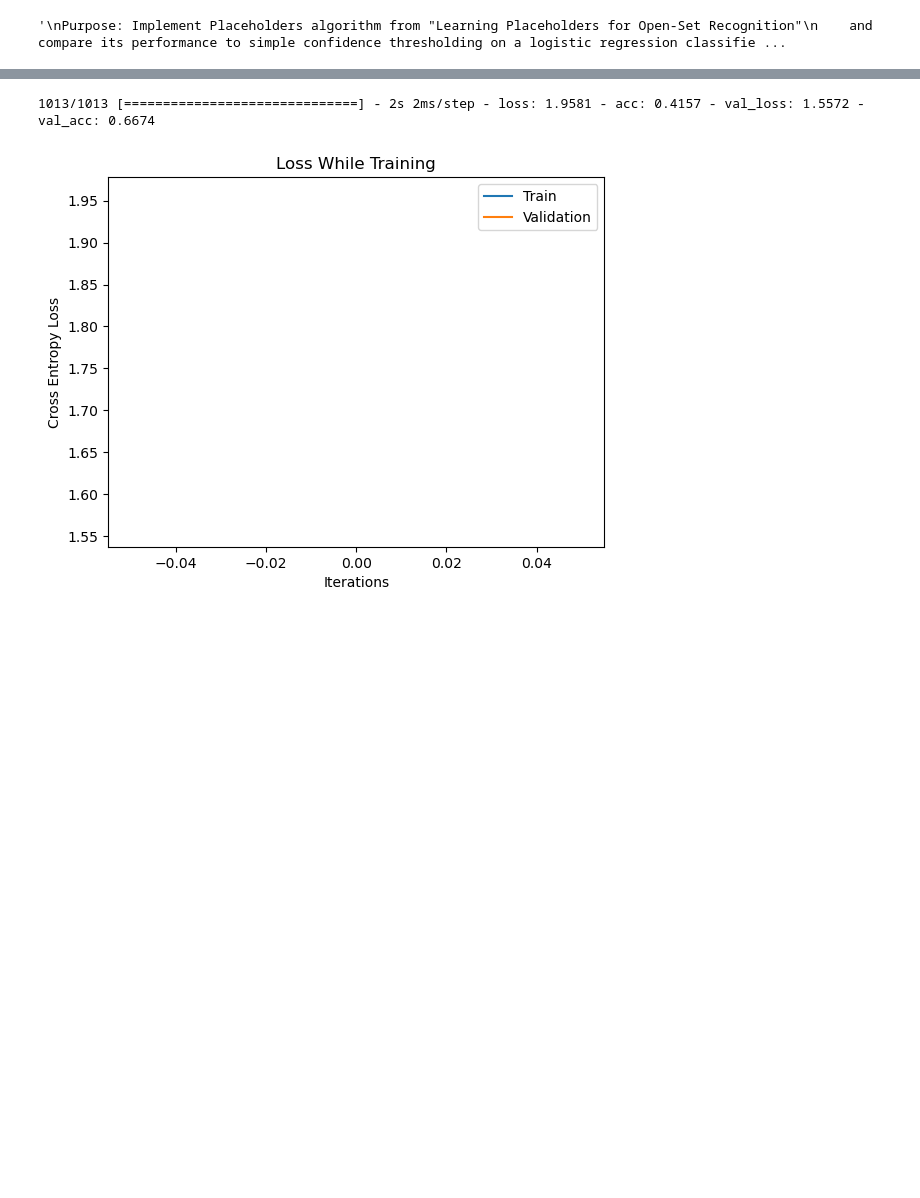
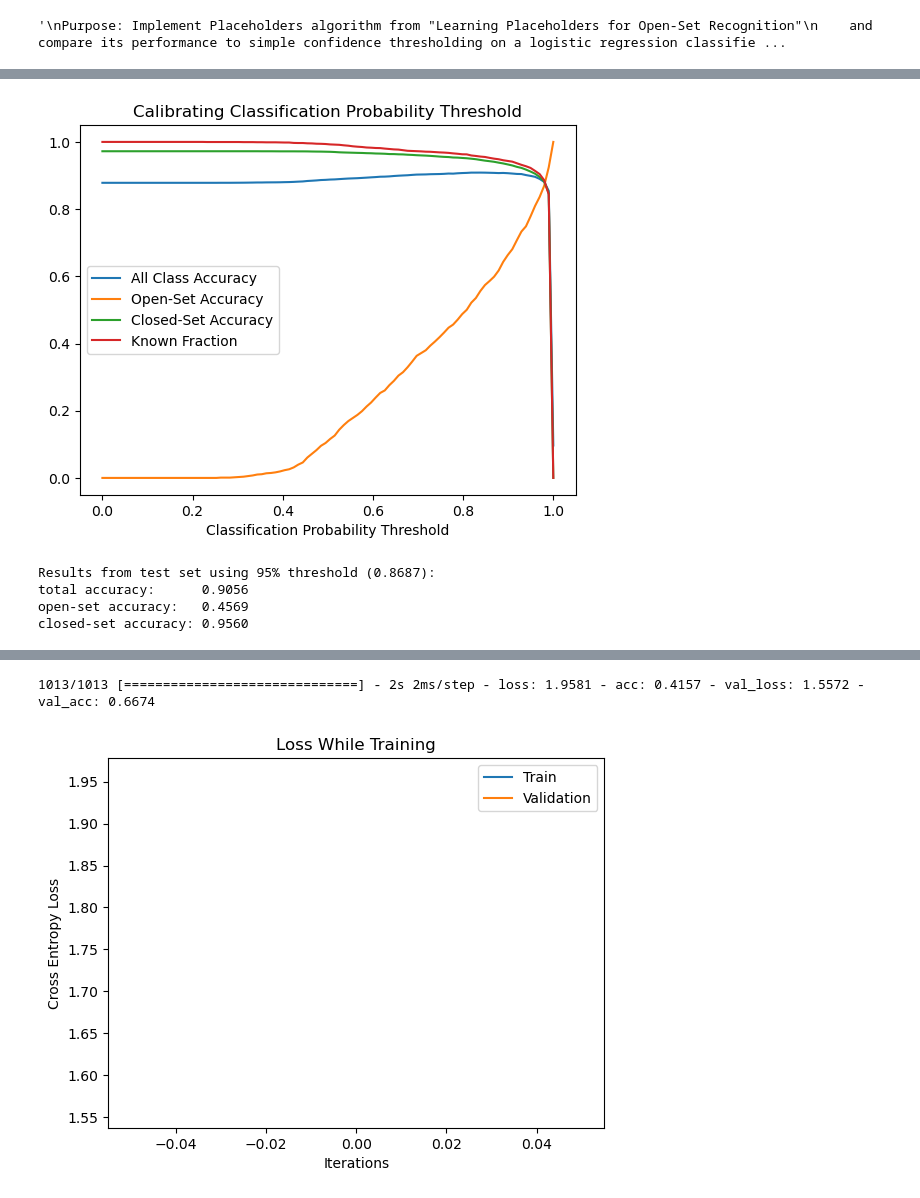
Before and after one commit to anhardy/CSE-576-Group-Project, a Jupyter notebook: placeholders_experiments.ipynb, the cells around one changed output, grey strips where cells are left out. Cells and saved outputs as stored; diff of their text form; code cells hidden in the pictures; blank space fills up the shorter version.

Commit message:
can know tune placeholder bias param to ensure 95 percent of val data is recognized as known

```diff
--- a/placeholders_experiments.ipynb
+++ b/placeholders_experiments.ipynb
@@ -174,17 +174,11 @@ def closed_set_accuracy(y_true, y_pred):
     y_true = tf.cast(y_true, tf.int64)
     closed_set_idx = y_true != -1
     return accuracy(y_true[closed_set_idx], y_pred[closed_set_idx])
-    #return tf.reduce_sum(tf.equal(y_true[closed_set_idx], y_pred[closed_set_idx]))
 
-def plot_open_closed_accuracy(all_acc, open_acc, closed_acc):
-    plt.plot(threshold_value, all_acc, label='All class accuracy')
-    plt.plot(threshold_value, open_acc, label='Open set accuracy')
-    plt.plot(threshold_value, closed_acc, label='Closed set accuracy')
-    plt.xlabel('Classification Probability Threshold')
-    plt.ylabel('Classification Accuracy')
-    plt.legend()
-    plt.title('Effect of Threshold on Accuracy')
-    plt.show()
+
+def known_fraction(y_pred):
+    """Fraction of predicted class labels != -1"""
+    return tf.reduce_sum(tf.cast(y_pred != -1, tf.int64)) / y_pred.shape
 # %%
 # train for closed set classification on 0-8, 9 is removed before training
 # from the train set, but is left in the valdation set
@@ -262,3 +251,49 @@ optimal threshold:   0.7980
+# %%
+# See how the threshold value affects accuracy and find the threshold
+# such that 95% of validation data is recognized as known
+
+threshold_values = np.linspace(0, 1, 100)
+target_known_fraction = .95
+
+metrics = {
+    'All Class Accuracy': accuracy,
+    'Open-Set Accuracy': open_set_accuracy,
+    'Closed-Set Accuracy': closed_set_accuracy,
+}
+
+# split validation set into an open validation set and a closed validation set
+X_val_open, X_val_closed, y_val_open, y_val_closed = validation_split(X_val, y_val, val_size=.5)
+# convert instances of class labels in the open set to -1
+y_val_open = modify_open_set_labels(y_val_open, open_set_class_labels)
+# remove open-set samples from the closed-set validation data
+X_val_closed, y_val_closed = remove_classes_from_dataset(X_val_closed, y_val_closed, open_set_class_labels)
+
+val_closed = {'X': X_val_closed, 'y': y_val_closed}
+val_open = {'X': X_val_open, 'y': y_val_open}
+
+param_name = 'Classification Probability Threshold'
+objective_name = 'Known Fraction'
+threshold = tune_model_param(
+    model, val_closed, val_open, threshold_values, param_name, threshold_predict,
+    known_fraction, target_known_fraction, objective_name, metrics, plot=True
+)
+
+# Evaluate on test set
+
+# convert instances of class labels in the open set to -1
+y_test_open = modify_open_set_labels(y_test, open_set_class_labels)
+
+y_pred = threshold_predict(X_test, model, threshold_value[best_total_acc_idx])
+print('Results from test set using 95% threshold ({:.4f}):'.format(threshold))
+print('total accuracy:      {:.4f}'.format(float(accuracy(y_test_open, y_pred))))
+print('open-set accuracy:   {:.4f}'.format(float(open_set_accuracy(y_test_open, y_pred))))
+print('closed-set accuracy: {:.4f}'.format(float(closed_set_accuracy(y_test_open, y_pred))))
+# %% [output]
+[figure, added]
+Results from test set using 95% threshold (0.8687):
+total accuracy:      0.9056
+open-set accuracy:   0.4569
+closed-set accuracy: 0.9560
 # %%
 """ Now that we have a baseline, we will implement the placeholders algorithm.
 """
```
Also changed, not shown: parts of 10 cells of this notebook.
